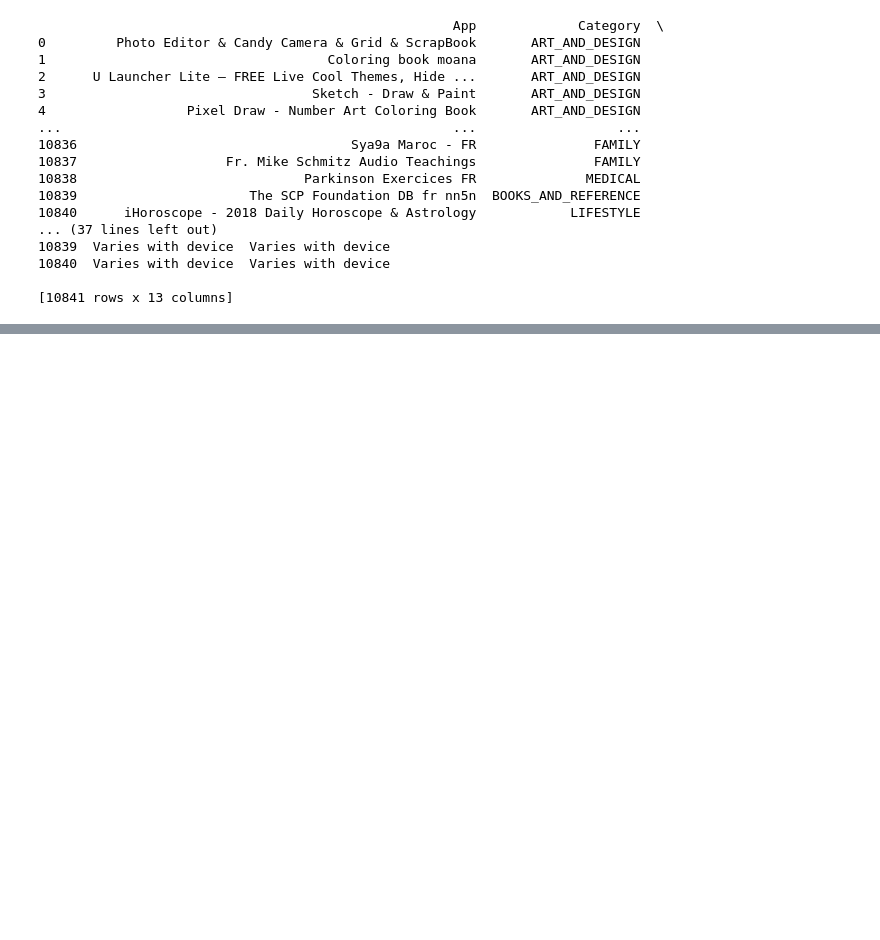
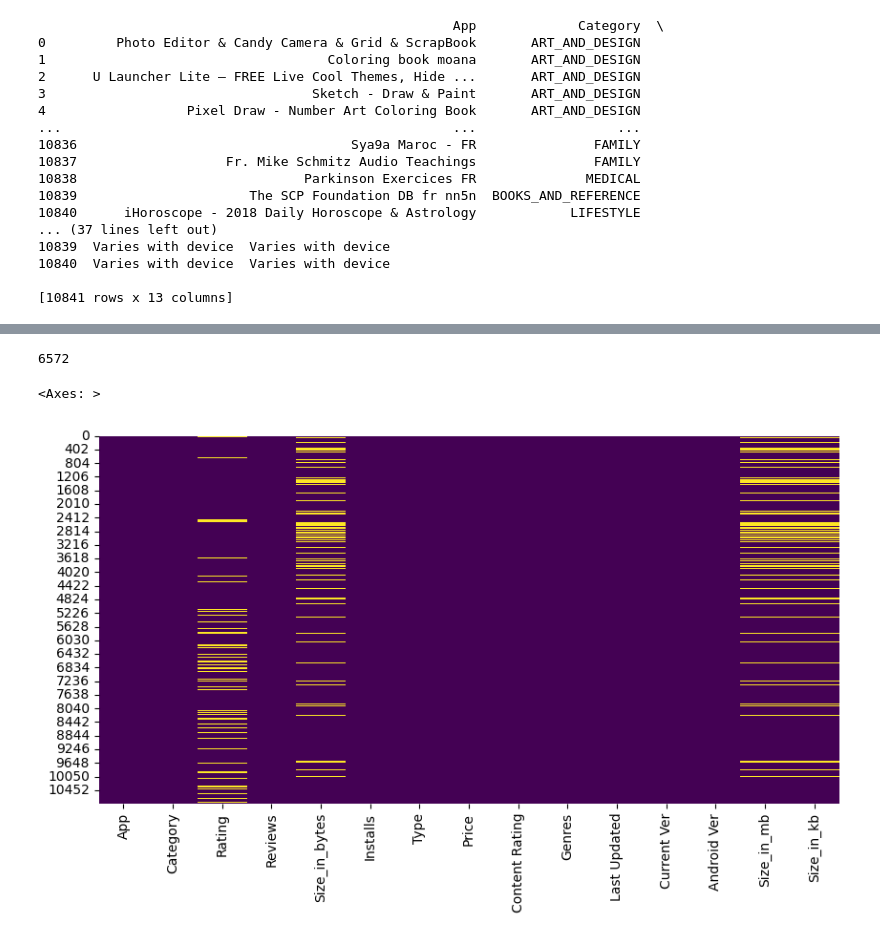
Before and after one commit to Atique-Qayum/Data_Science, a Jupyter notebook: pandas/08_kaggle_EDA_google_play_Store.ipynb, the cells around one changed output, grey strips where cells are left out. Cells and saved outputs as stored; diff of their text form; code cells hidden in the pictures; blank space fills up the shorter version.

```diff
--- a/pandas/08_kaggle_EDA_google_play_Store.ipynb
+++ b/pandas/08_kaggle_EDA_google_play_Store.ipynb
@@ -168,0 +417,3 @@ Name: count, Length: 93, dtype: int64
+# %%
+df['Size_in_kb'] = df['Size_in_bytes'].apply(lambda x: x/(1024))
+df.head()
@@ -168,0 +468,6 @@ Name: count, Length: 93, dtype: int64
+# %%
+df['Installs'] = df['Installs'].apply(lambda x: x.replace('+','') if '+' in str(x) else x)
+# %%
+df['Installs'] = df['Installs'].apply(lambda x: x.replace(',','') if ',' in str(x) else x)
+# %%
+df['Installs'] = df['Installs'].apply(lambda x: int(x))
@@ -168,0 +567,13 @@ Name: count, Length: 93, dtype: int64
+# %%
+# find total  number of missing values
+df.isnull().sum().sum()
+# %% [output]
+6572
+# %%
+# plot missing value
+import seaborn as sns
+plt.figure(figsize=(10,5))
+sns.heatmap(df.isnull(), cbar=False, cmap='viridis')
+# %% [output]
+<Axes: >
+[figure, added]
```
Also changed, not shown: parts of 55 cells of this notebook, 2 other files.
